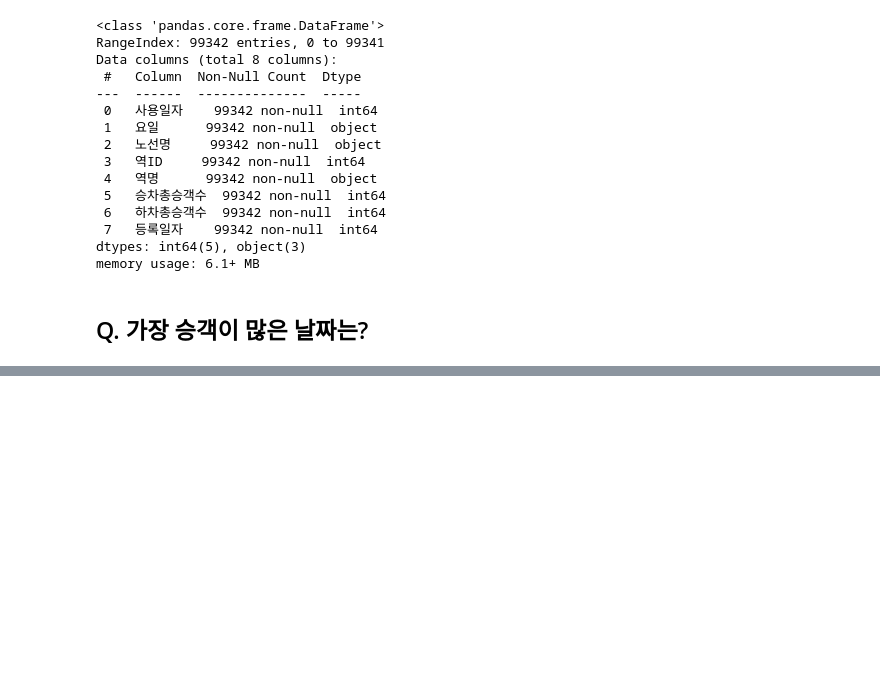
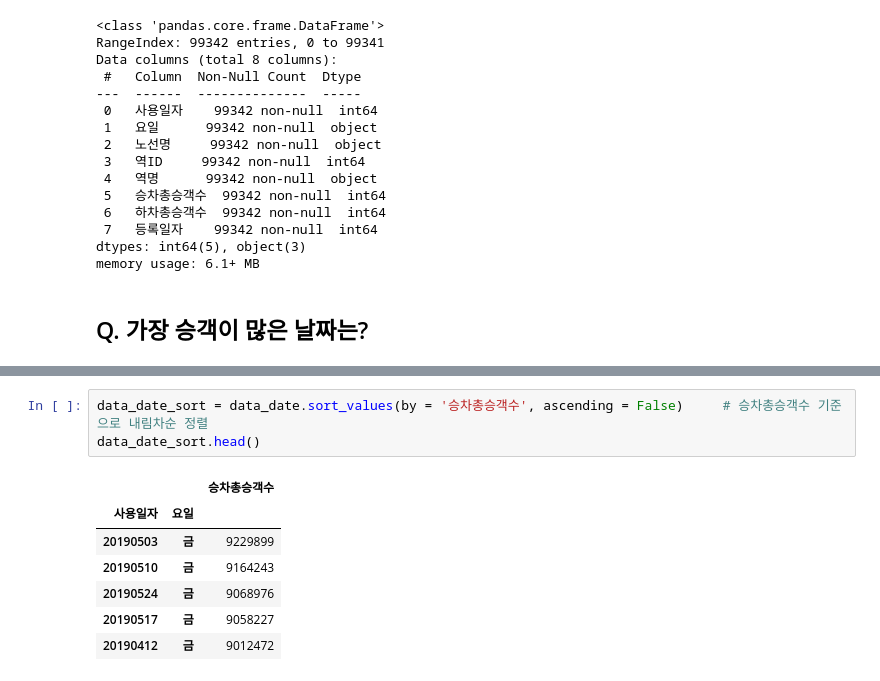
Before and after one commit to psuny1116/Project_by_lecture, a Jupyter notebook: subway analysis.ipynb, the cells around one changed output, grey strips where cells are left out. Cells and saved outputs as stored; diff of their text form; blank space fills up the shorter version.

```diff
--- a/subway analysis.ipynb
+++ b/subway analysis.ipynb
@@ -299,0 +311,11 @@ memory usage: 6.1+ MB
+# %%
+data_date_sort = data_date.sort_values(by = '승차총승객수', ascending = False)     # 승차총승객수 기준으로 내림차순 정렬
+data_date_sort.head()
+# %% [output]
+|  |  | 승차총승객수 |
+| 사용일자 | 요일 |  |
+| 20190503 | 금 | 9229899 |
+| 20190510 | 금 | 9164243 |
+| 20190524 | 금 | 9068976 |
+| 20190517 | 금 | 9058227 |
+| 20190412 | 금 | 9012472 |
```
Also changed, not shown: parts of 5 cells of this notebook.
